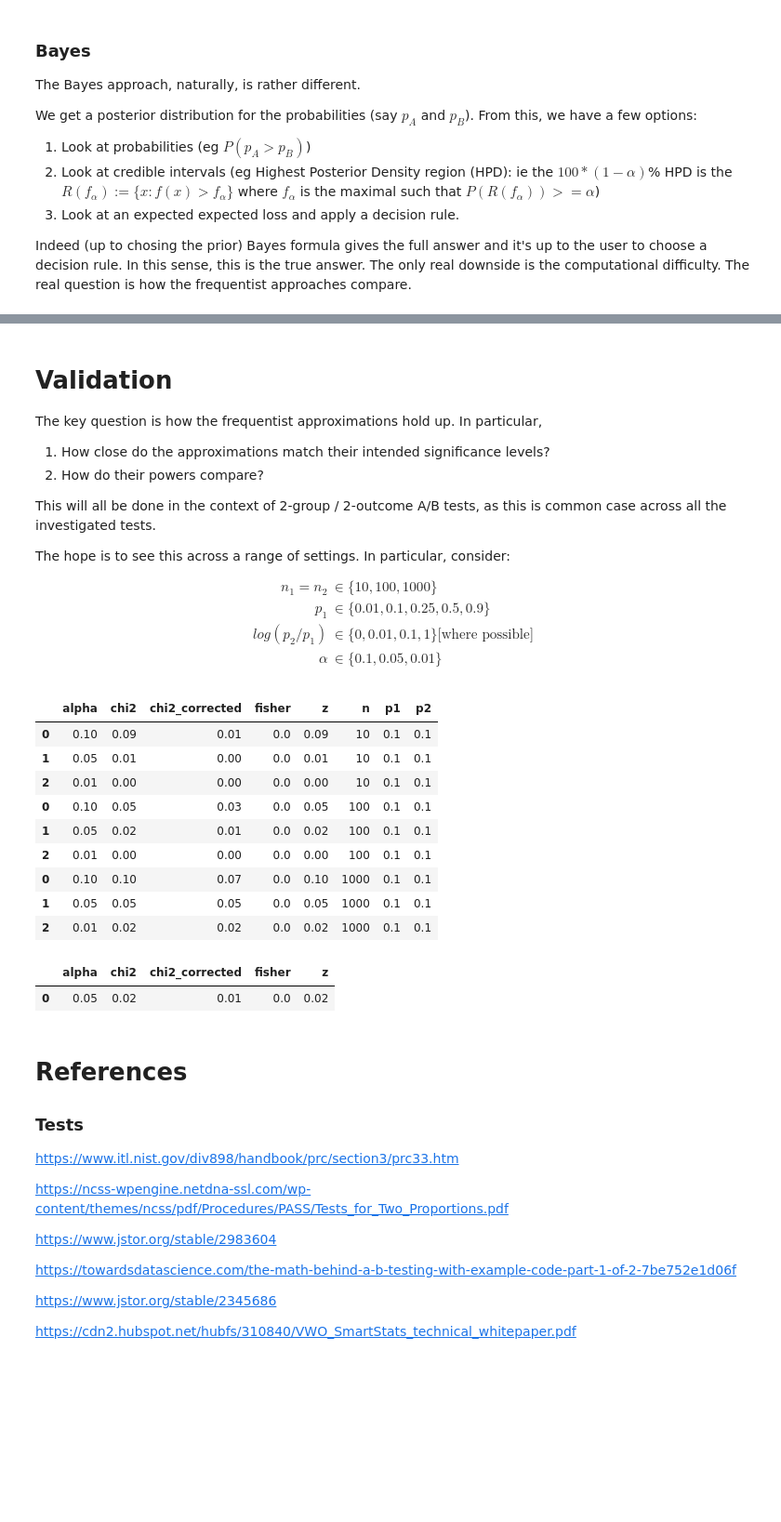
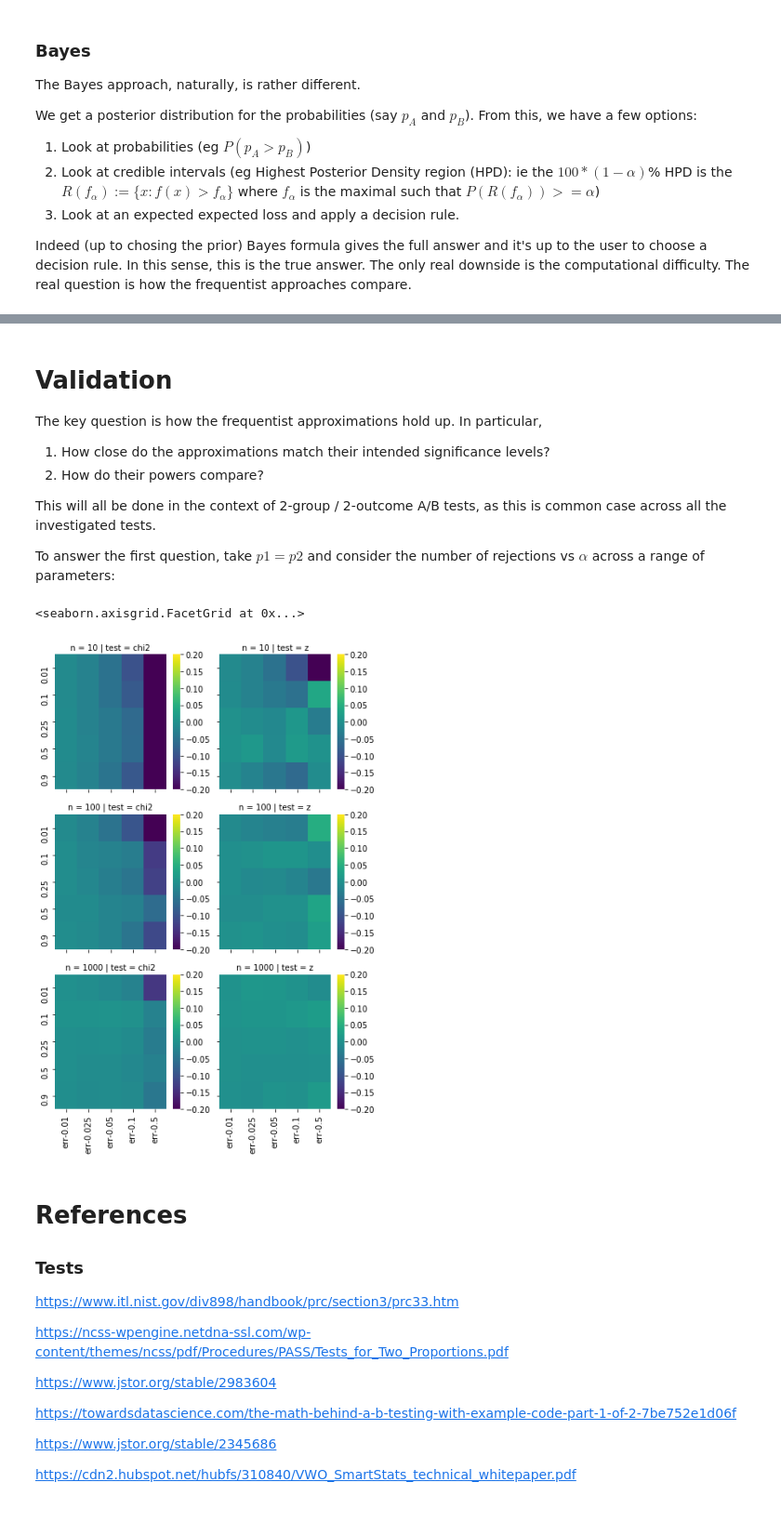
Before and after one commit to mgh35/lab-how_to_ab_test, a Jupyter notebook: notebooks/How to AB Test.ipynb, the cells around one changed output, grey strips where cells are left out. Shown: that part at 93% size. Cells and saved outputs as stored; diff of their text form; code cells hidden in the pictures; blank space fills up the shorter version.

Commit message:
Experiment displaying validation

```diff
--- a/notebooks/How to AB Test.ipynb
+++ b/notebooks/How to AB Test.ipynb
@@ -276,57 +280,37 @@ NUTS: [p2, p1]
 
 The key question is how the frequentist approximations hold up. In particular,
 
-1) How close do the approximations match their intended significance levels?
-2) How do their powers compare?
+1. How close do the approximations match their intended significance levels?
+2. How do their powers compare?
 
 This will all be done in the context of 2-group / 2-outcome A/B tests, as this is common case across all the investigated tests.
 
-The hope is to see this across a range of settings. In particular, consider:
-
-$$
-\begin{align}
-    n_1 = n_2 &\in \{10, 100, 1000\} \\
-    p_1 &\in \{0.01, 0.1, 0.25, 0.5, 0.9\} \\
-    log(p_2 / p_1) &\in \{0, 0.01, 0.1, 1\} \text{[where possible]} \\
-    \alpha &\in \{0.1, 0.05, 0.01\}
-\end{align}
-$$
+To answer the first question, take $p1 = p2$ and consider the number of rejections vs $\alpha$ across a range of parameters:
-# %%
-n_samples = 1000
-alphas = [0.1, 0.05, 0.01]
-
-out = []
-for n in tqdm([10, 100, 1000]):
-    for p1 in tqdm([0.01, 0.1, 0.25, 0.5, 0.9]):
-        for p_log_ratio in tqdm([0, 0.01, 0.1, 1]):
-            p2 = p1*math.exp(p_log_ratio)
-            if p2 >= 1:
-                continue
-
-            r = validation.rejections(n, p1, p2, n_samples, alphas)
-            r['n'] = n
-            r['p1'] = p1
-            r['p_log_ratio'] = p_log_ratio
-            out.append(r)
-
-out = pd.concat(out)
-out
-# %% [output]
-|  | alpha | chi2 | chi2_corrected | fisher | z | n | p1 | p2 |
-| 0 | 0.10 | 0.09 | 0.01 | 0.0 | 0.09 | 10 | 0.1 | 0.1 |
-| 1 | 0.05 | 0.01 | 0.00 | 0.0 | 0.01 | 10 | 0.1 | 0.1 |
-| 2 | 0.01 | 0.00 | 0.00 | 0.0 | 0.00 | 10 | 0.1 | 0.1 |
-| 0 | 0.10 | 0.05 | 0.03 | 0.0 | 0.05 | 100 | 0.1 | 0.1 |
-| 1 | 0.05 | 0.02 | 0.01 | 0.0 | 0.02 | 100 | 0.1 | 0.1 |
-| 2 | 0.01 | 0.00 | 0.00 | 0.0 | 0.00 | 100 | 0.1 | 0.1 |
-| 0 | 0.10 | 0.10 | 0.07 | 0.0 | 0.10 | 1000 | 0.1 | 0.1 |
-| 1 | 0.05 | 0.05 | 0.05 | 0.0 | 0.05 | 1000 | 0.1 | 0.1 |
-| 2 | 0.01 | 0.02 | 0.02 | 0.0 | 0.02 | 1000 | 0.1 | 0.1 |
-# %%
-out
-# %% [output]
-|  | alpha | chi2 | chi2_corrected | fisher | z |
-| 0 | 0.05 | 0.02 | 0.01 | 0.0 | 0.02 |
+# %%
+rejections_type1 = pd.concat([
+    validation.rejections(n=n, p1=p, p2=p, n_samples=1000, alphas=[0.5, 0.1, 0.05, 0.025, 0.01], exclude=['fisher']).assign(n=n, p=p)
+    for n in tqdm([10, 100, 1000], leave=False)
+    for p in tqdm([0.01, 0.1, 0.25, 0.5, 0.9], leave=False)
+])
+# %%
+def rejection_grid(*args, **kwargs):
+    sns.heatmap(
+        pd.pivot_table(
+            data=kwargs['data']
+                .assign(err=lambda x: x['rejections'] - x['alpha'])
+                .filter(['p', 'alpha', 'err']),
+            index=['p'],
+            columns=['alpha'],
+            values=['err']
+        ),
+        vmin=-0.2, vmax=0.2, center=0.0, cmap='viridis'
+    )
+
+g = sns.FacetGrid(data=rejections_type1, row='n', col='test')
+g.map_dataframe(rejection_grid)
+# %% [output]
+<seaborn.axisgrid.FacetGrid at 0x...>
+[figure, added]
 # %% [markdown]
 # References
 
```
Also changed, not shown: parts of 3 cells of this notebook.
